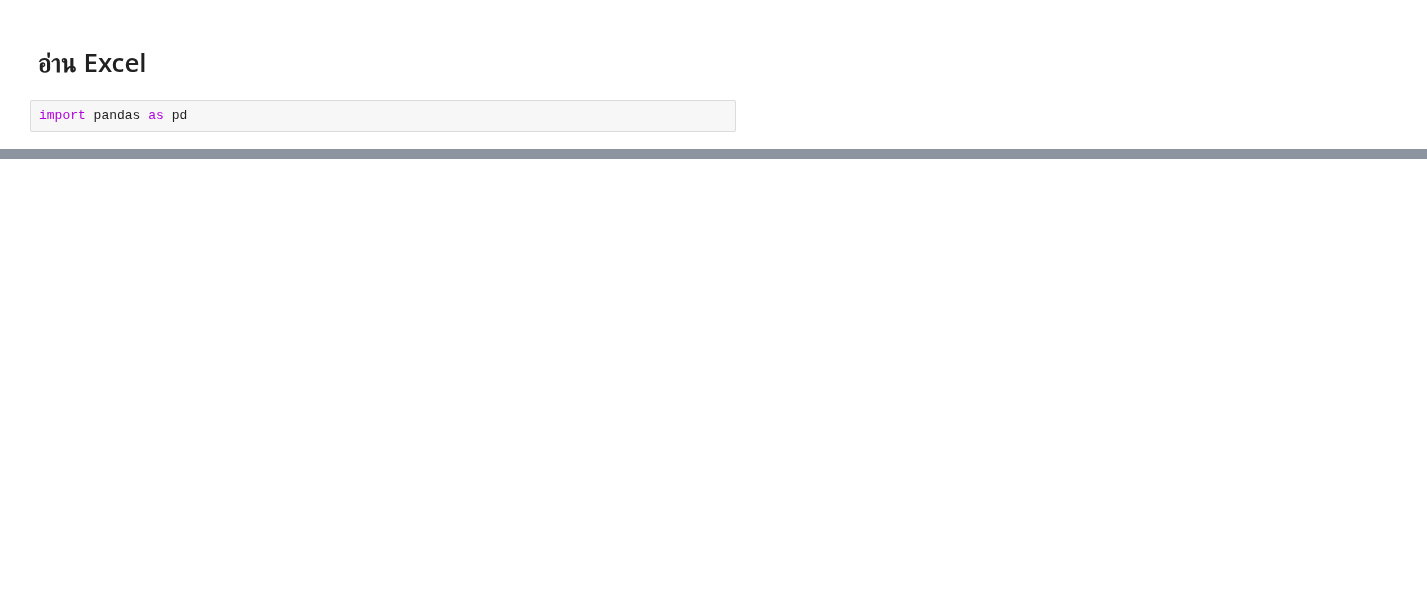
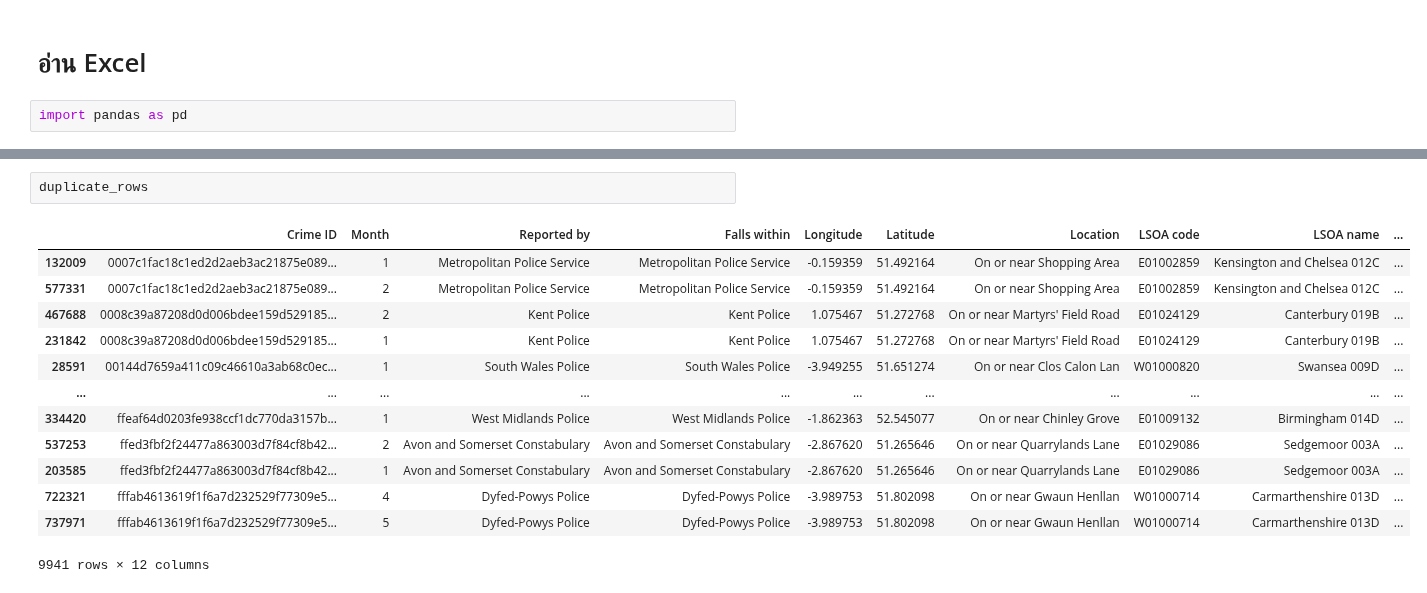
Before and after one commit to jangInw007/JENZY_Project, a Jupyter notebook: JENZY_is_perfect_project_Basicpro.ipynb, the cells around one changed output, grey strips where cells are left out. Saved outputs shown, nothing was run; the diff lists cells and outputs as text; blank space fills up the shorter version.

```diff
--- a/JENZY_is_perfect_project_Basicpro.ipynb
+++ b/JENZY_is_perfect_project_Basicpro.ipynb
@@ -431,0 +438,16 @@ df_street.head()
+# %%
+duplicate_rows
+# %% [output]
+|  | Crime ID | Month | Reported by | Falls within | Longitude | Latitude | Location | LSOA code | LSOA name | ... |
+| 132009 | 0007c1fac18c1ed2d2aeb3ac21875e089... | 1 | Metropolitan Police Service | Metropolitan Police Service | -0.159359 | 51.492164 | On or near Shopping Area | E01002859 | Kensington and Chelsea 012C | ... |
+| 577331 | 0007c1fac18c1ed2d2aeb3ac21875e089... | 2 | Metropolitan Police Service | Metropolitan Police Service | -0.159359 | 51.492164 | On or near Shopping Area | E01002859 | Kensington and Chelsea 012C | ... |
+| 467688 | 0008c39a87208d0d006bdee159d529185... | 2 | Kent Police | Kent Police | 1.075467 | 51.272768 | On or near Martyrs' Field Road | E01024129 | Canterbury 019B | ... |
+| 231842 | 0008c39a87208d0d006bdee159d529185... | 1 | Kent Police | Kent Police | 1.075467 | 51.272768 | On or near Martyrs' Field Road | E01024129 | Canterbury 019B | ... |
+| 28591 | 00144d7659a411c09c46610a3ab68c0ec... | 1 | South Wales Police | South Wales Police | -3.949255 | 51.651274 | On or near Clos Calon Lan | W01000820 | Swansea 009D | ... |
+| ... | ... | ... | ... | ... | ... | ... | ... | ... | ... | ... |
+| 334420 | ffeaf64d0203fe938ccf1dc770da3157b... | 1 | West Midlands Police | West Midlands Police | -1.862363 | 52.545077 | On or near Chinley Grove | E01009132 | Birmingham 014D | ... |
+| 537253 | ffed3fbf2f24477a863003d7f84cf8b42... | 2 | Avon and Somerset Constabulary | Avon and Somerset Constabulary | -2.867620 | 51.265646 | On or near Quarrylands Lane | E01029086 | Sedgemoor 003A | ... |
+| 203585 | ffed3fbf2f24477a863003d7f84cf8b42... | 1 | Avon and Somerset Constabulary | Avon and Somerset Constabulary | -2.867620 | 51.265646 | On or near Quarrylands Lane | E01029086 | Sedgemoor 003A | ... |
+| 722321 | fffab4613619f1f6a7d232529f77309e5... | 4 | Dyfed-Powys Police | Dyfed-Powys Police | -3.989753 | 51.802098 | On or near Gwaun Henllan | W01000714 | Carmarthenshire 013D | ... |
+| 737971 | fffab4613619f1f6a7d232529f77309e5... | 5 | Dyfed-Powys Police | Dyfed-Powys Police | -3.989753 | 51.802098 | On or near Gwaun Henllan | W01000714 | Carmarthenshire 013D | ... |
+9941 rows × 12 columns
```
Also changed, not shown: parts of 85 cells of this notebook.
